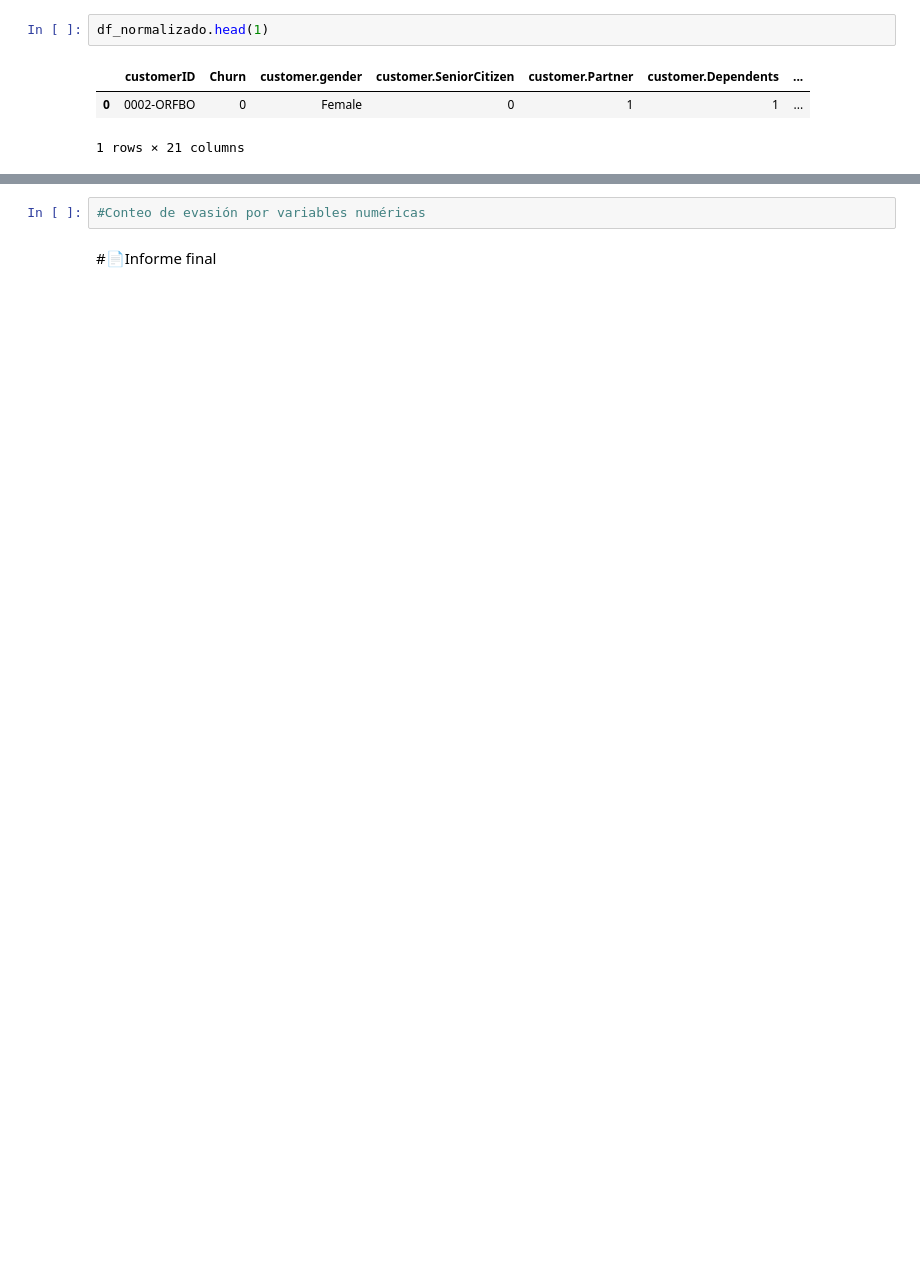
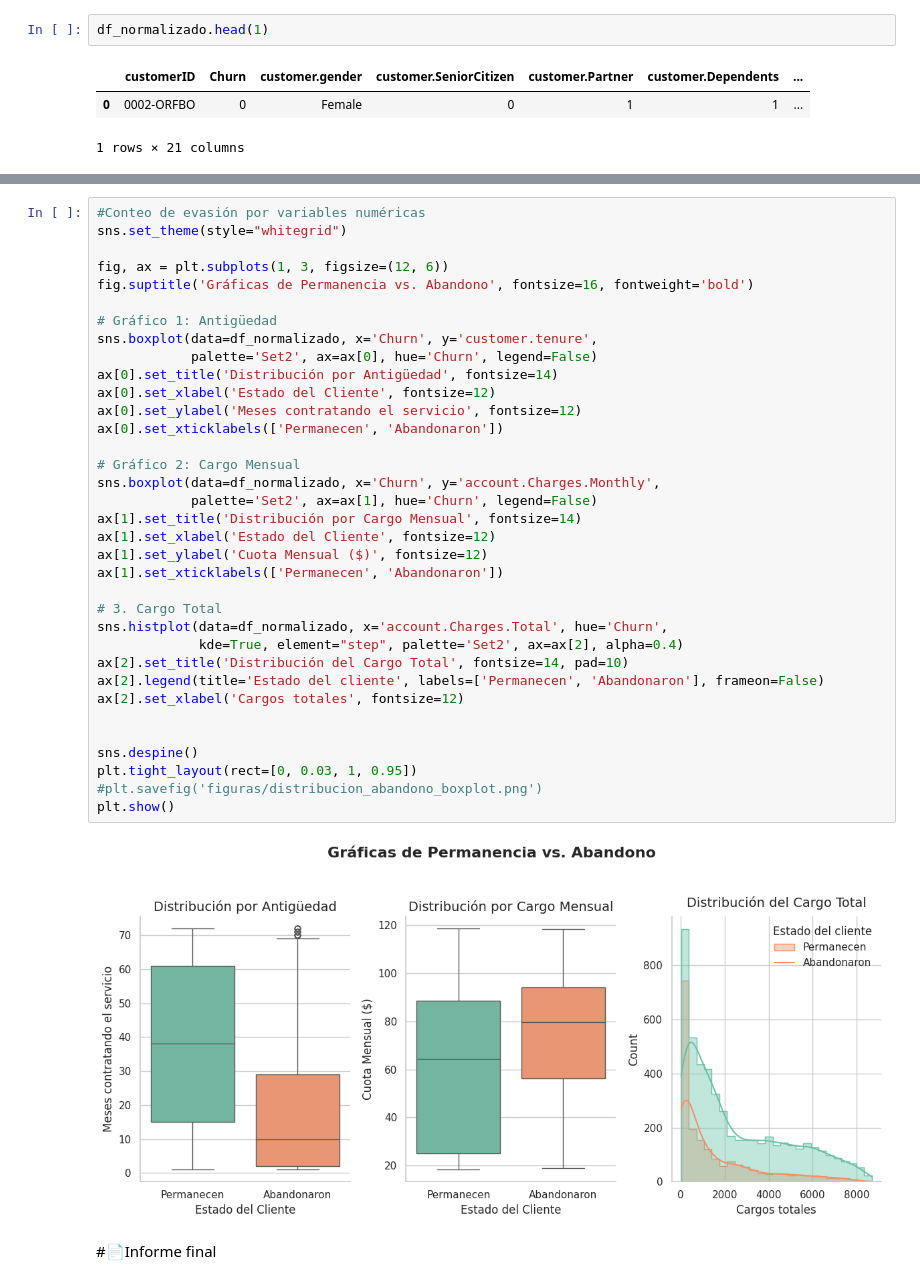
Before and after one commit to DarkLyng/Challenge-TelecomX, a Jupyter notebook: TelecomX_LATAM.ipynb, the cells around one changed output, grey strips where cells are left out. Cells and saved outputs as stored; diff of their text form; blank space fills up the shorter version.

```diff
--- a/TelecomX_LATAM.ipynb
+++ b/TelecomX_LATAM.ipynb
@@ -292,4 +287,39 @@ plt.show()
-# %%
-#Conteo de evasión por variables numéricas
+# %%
+#Conteo de evasión por variables numéricas
+sns.set_theme(style="whitegrid")
+
+fig, ax = plt.subplots(1, 3, figsize=(12, 6))
+fig.suptitle('Gráficas de Permanencia vs. Abandono', fontsize=16, fontweight='bold')
+
+# Gráfico 1: Antigüedad
+sns.boxplot(data=df_normalizado, x='Churn', y='customer.tenure',
+            palette='Set2', ax=ax[0], hue='Churn', legend=False)
+ax[0].set_title('Distribución por Antigüedad', fontsize=14)
+ax[0].set_xlabel('Estado del Cliente', fontsize=12)
+ax[0].set_ylabel('Meses contratando el servicio', fontsize=12)
+ax[0].set_xticklabels(['Permanecen', 'Abandonaron'])
+
+# Gráfico 2: Cargo Mensual
+sns.boxplot(data=df_normalizado, x='Churn', y='account.Charges.Monthly',
+            palette='Set2', ax=ax[1], hue='Churn', legend=False)
+ax[1].set_title('Distribución por Cargo Mensual', fontsize=14)
+ax[1].set_xlabel('Estado del Cliente', fontsize=12)
+ax[1].set_ylabel('Cuota Mensual ($)', fontsize=12)
+ax[1].set_xticklabels(['Permanecen', 'Abandonaron'])
+
+# 3. Cargo Total
+sns.histplot(data=df_normalizado, x='account.Charges.Total', hue='Churn',
+             kde=True, element="step", palette='Set2', ax=ax[2], alpha=0.4)
+ax[2].set_title('Distribución del Cargo Total', fontsize=14, pad=10)
+ax[2].legend(title='Estado del cliente', labels=['Permanecen', 'Abandonaron'], frameon=False)
+ax[2].set_xlabel('Cargos totales', fontsize=12)
+
+
+sns.despine()
+plt.tight_layout(rect=[0, 0.03, 1, 0.95])
+#plt.savefig('figuras/distribucion_abandono_boxplot.png')
+plt.show()
+# %% [output]
+[figure, added]
 # %% [markdown]
 #📄Informe final
```
Also changed, not shown: parts of 6 cells of this notebook.
